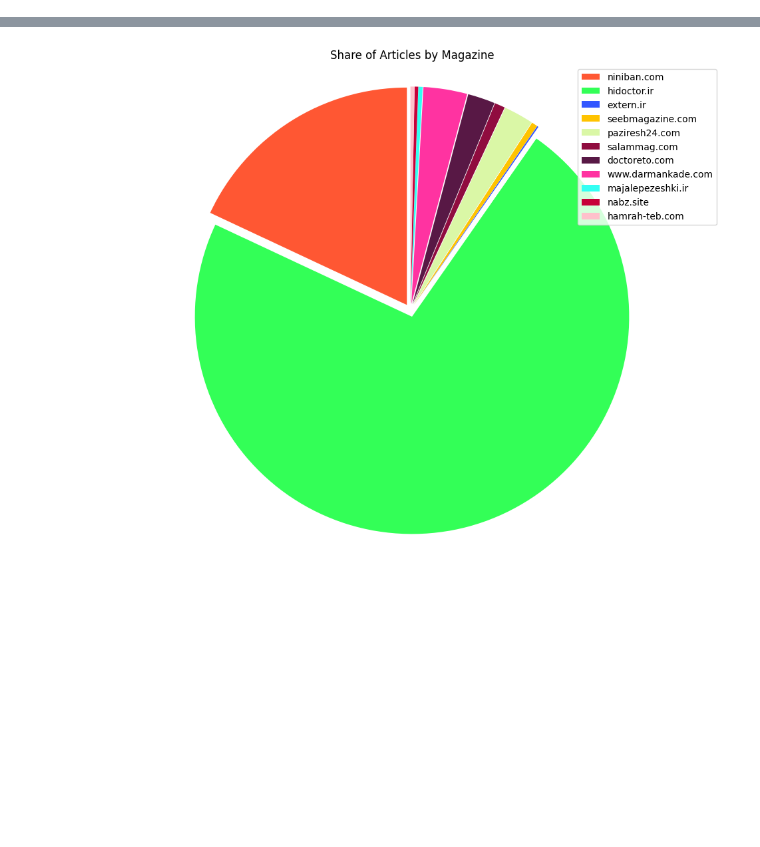
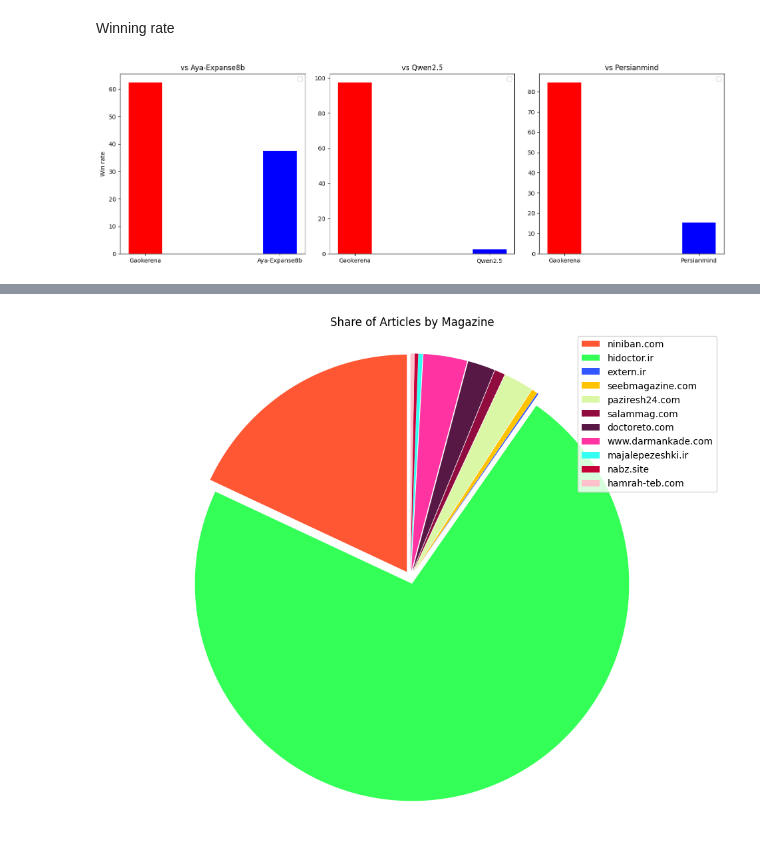
Before and after one commit to Mehrdadghassabi/Gaokerena-V, a Jupyter notebook: assets/analysis.ipynb, the cells around one changed output, grey strips where cells are left out. Drawn from its saved outputs; the diff is of its cells as text; code cells hidden in the pictures; blank space fills up the shorter version.

```diff
--- a/assets/analysis.ipynb
+++ b/assets/analysis.ipynb
@@ -28,0 +30,39 @@ from hazm import word_tokenize
+# %% [markdown]
+Winning rate
+# %%
+values1 = [62.5,37.5]
+values2 = [97.55,2.45]
+values3 = [84.6, 15.4]
+
+
+bar_width = 0.25
+x = np.arange(2)
+
+fig, axs = plt.subplots(1, 3, figsize=(15, 5))
+
+axs[0].bar(x, values1, width=bar_width, color=['r','b'])
+axs[0].set_title('vs Aya-Expanse8b')
+axs[0].set_xticks(x)
+axs[0].set_xticklabels(['Gaokerena', 'Aya-Expanse8b'])
+axs[0].set_ylabel('Win rate')
+axs[0].legend()
+
+axs[1].bar(x, values2, width=bar_width, color=['r','b'])
+axs[1].set_title('vs Qwen2.5')
+axs[1].set_xticks(x)
+axs[1].set_xticklabels(['Gaokerena', 'Qwen2.5'])
+axs[0].set_ylabel('Win rate')
+axs[1].legend()
+
+axs[2].bar(x, values3, width=bar_width, color=['r','b'])
+axs[2].set_title('vs Persianmind')
+axs[2].set_xticks(x)
+axs[2].set_xticklabels(['Gaokerena', 'Persianmind'])
+axs[0].set_ylabel('Win rate')
+axs[2].legend()
+
+# Adjust layout
+plt.tight_layout()
+plt.show()
+# %% [output]
+[figure, added]
```
Also changed, not shown: parts of 4 cells of this notebook.
